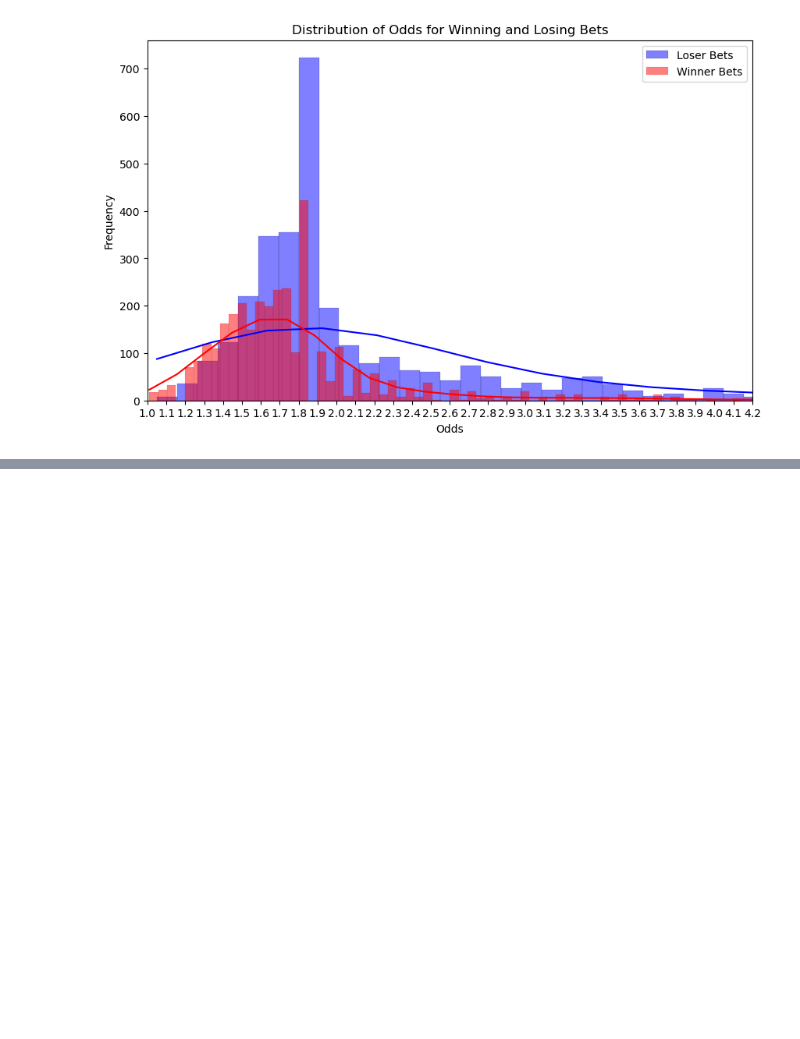
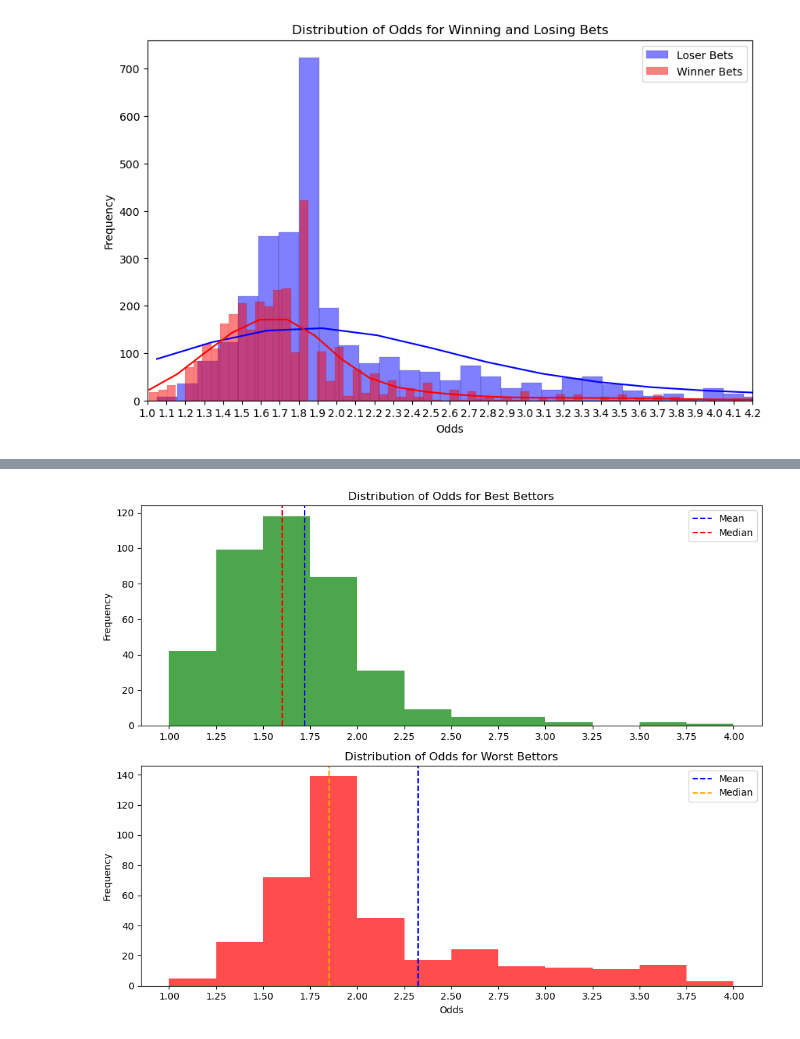
Before and after one commit to BikimWakim/SuperSportAnaliza, a Jupyter notebook: AnalizaTips.ipynb, the cells around one changed output, grey strips where cells are left out. Cells and saved outputs as stored; diff of their text form; code cells hidden in the pictures; blank space fills up the shorter version.

```diff
--- a/AnalizaTips.ipynb
+++ b/AnalizaTips.ipynb
@@ -135,0 +164,28 @@ worst_bettors_df = best_bettors_data[['username', 'event', 'odds', 'result']]
+# %%
+fig, axs = plt.subplots(2, 1, figsize=(10, 8))
+
+axs[0].hist(best_bettors_data['odds'], bins=np.arange(1, 4.25, 0.25), color='green', alpha=0.7)
+axs[0].set_title('Distribution of Odds for Best Bettors')
+axs[0].set_ylabel('Frequency')
+
+axs[1].hist(worst_bettors_data['odds'], bins=np.arange(1, 4.25, 0.25), color='red', alpha=0.7)
+axs[1].set_title('Distribution of Odds for Worst Bettors')
+axs[1].set_xlabel('Odds')
+axs[1].set_ylabel('Frequency')
+
+tick_positions = np.arange(1, 4.25, 0.25)
+axs[0].set_xticks(tick_positions)
+axs[1].set_xticks(tick_positions)
+
+
+axs[0].axvline(bestBettorsMean, color='blue', linestyle='--', label='Mean')
+axs[0].axvline(bestBettorsMedian, color='red', linestyle='--', label='Median')
+axs[0].legend()
+
+axs[1].axvline(worstBettorsMean, color='blue', linestyle='--', label='Mean')
+axs[1].axvline(worstBettorsMedian, color='orange', linestyle='--', label='Median')
+axs[1].legend()
+plt.tight_layout()
+plt.show()
+# %% [output]
+[figure, added]
```
Also changed, not shown: parts of 8 cells of this notebook.
